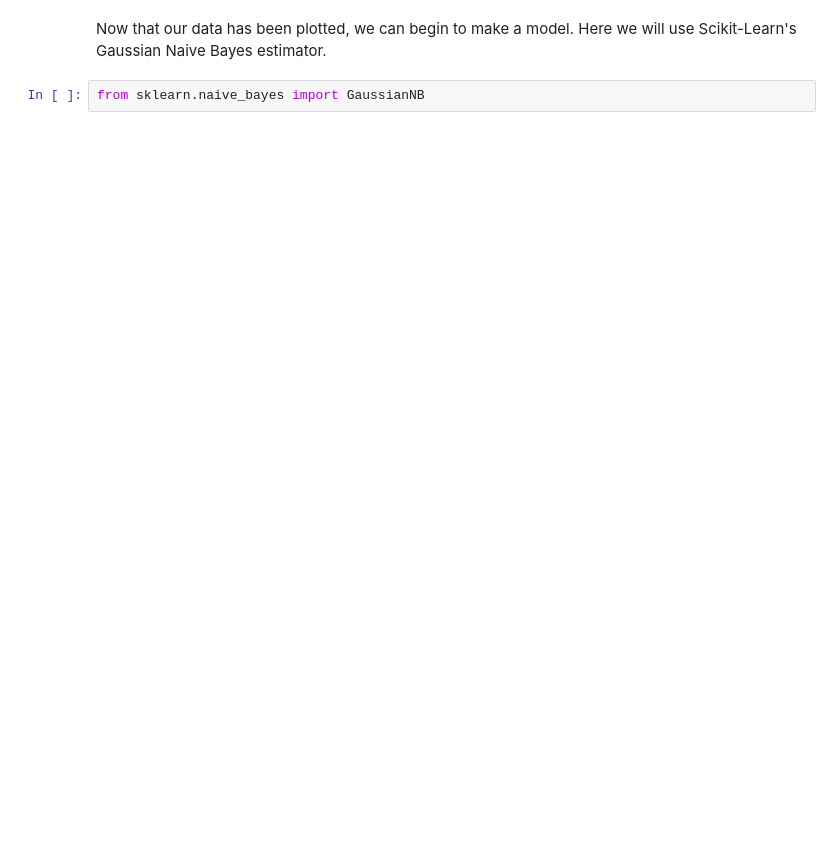
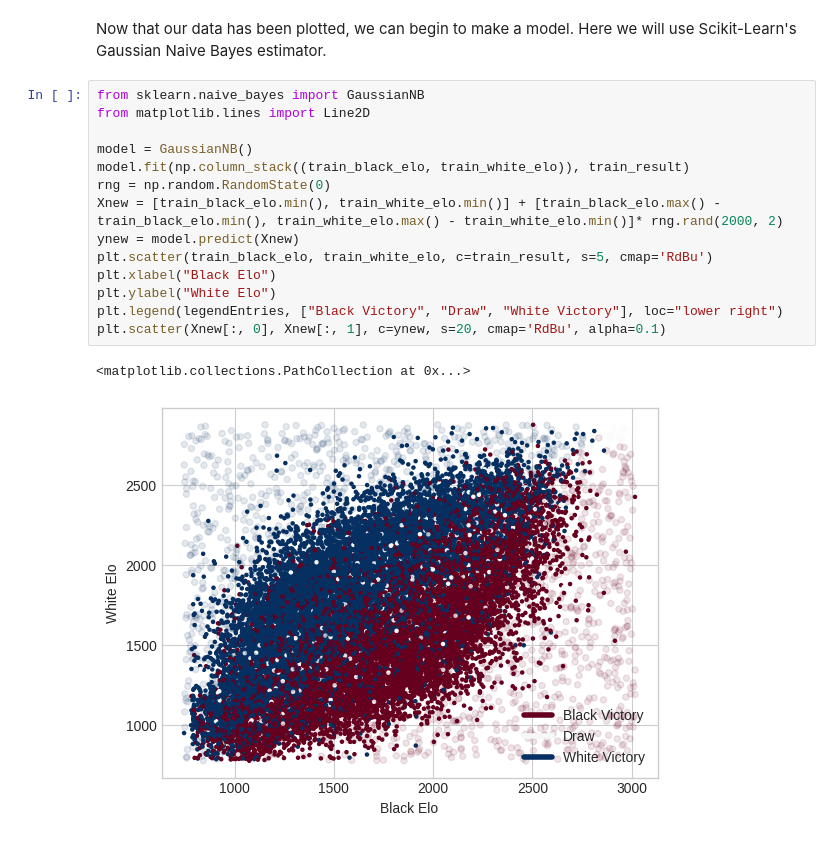
Before and after one commit to stuart2307/Data-Science-Portfolio, a Jupyter notebook: Gaussian Naive Bayes.ipynb, the cells around one changed output. Cells and saved outputs as stored; diff of their text form; blank space fills up the shorter version.

```diff
--- a/Gaussian Naive Bayes.ipynb
+++ b/Gaussian Naive Bayes.ipynb
@@ -52,3 +61,18 @@ Text(0, 0.5, 'White Elo')
 Now that our data has been plotted, we can begin to make a model. Here we will use Scikit-Learn's Gaussian Naive Bayes estimator.
 # %%
 from sklearn.naive_bayes import GaussianNB
+from matplotlib.lines import Line2D
+
+model = GaussianNB()
+model.fit(np.column_stack((train_black_elo, train_white_elo)), train_result)
+rng = np.random.RandomState(0)
+Xnew = [train_black_elo.min(), train_white_elo.min()] + [train_black_elo.max() - train_black_elo.min(), train_white_elo.max() - train_white_elo.min()]* rng.rand(2000, 2)
+ynew = model.predict(Xnew)
+plt.scatter(train_black_elo, train_white_elo, c=train_result, s=5, cmap='RdBu')
+plt.xlabel("Black Elo")
+plt.ylabel("White Elo")
+plt.legend(legendEntries, ["Black Victory", "Draw", "White Victory"], loc="lower right")
+plt.scatter(Xnew[:, 0], Xnew[:, 1], c=ynew, s=20, cmap='RdBu', alpha=0.1)
+# %% [output]
+<matplotlib.collections.PathCollection at 0x...>
+[figure, added]
```
Also changed, not shown: parts of 8 cells of this notebook.
